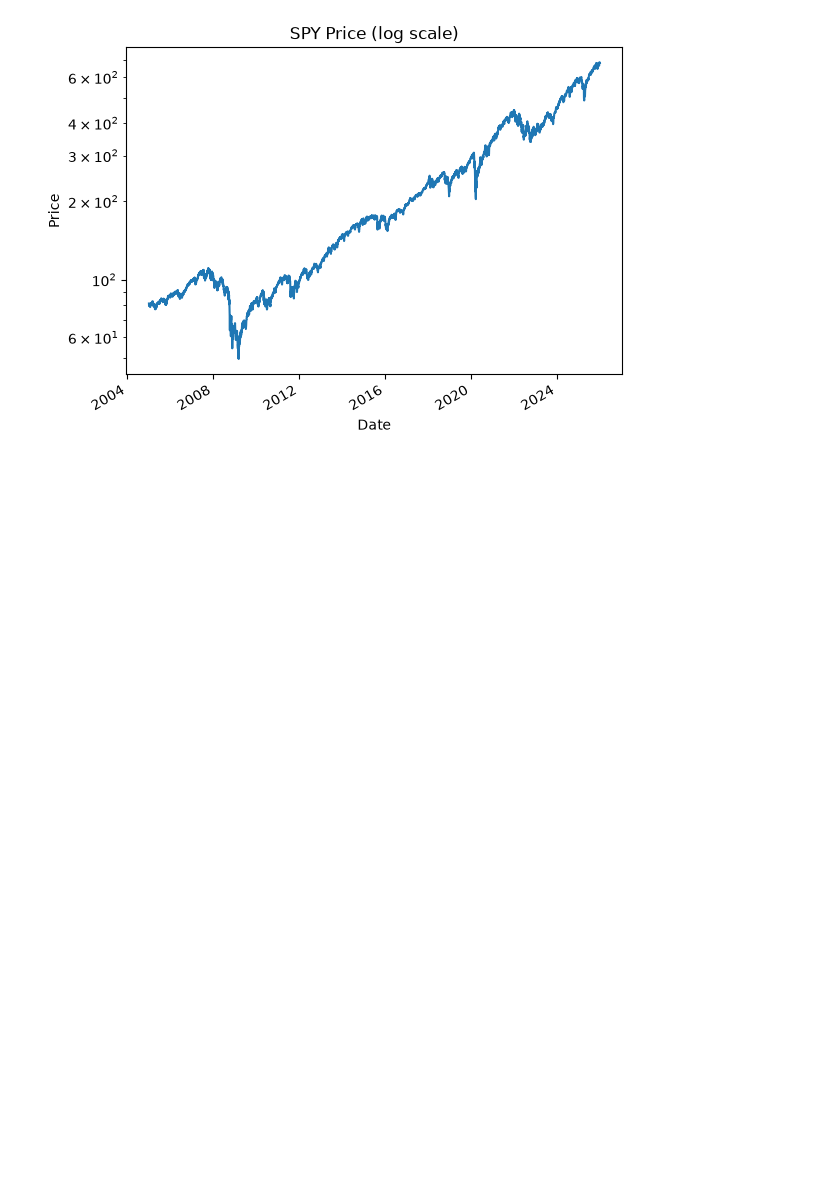
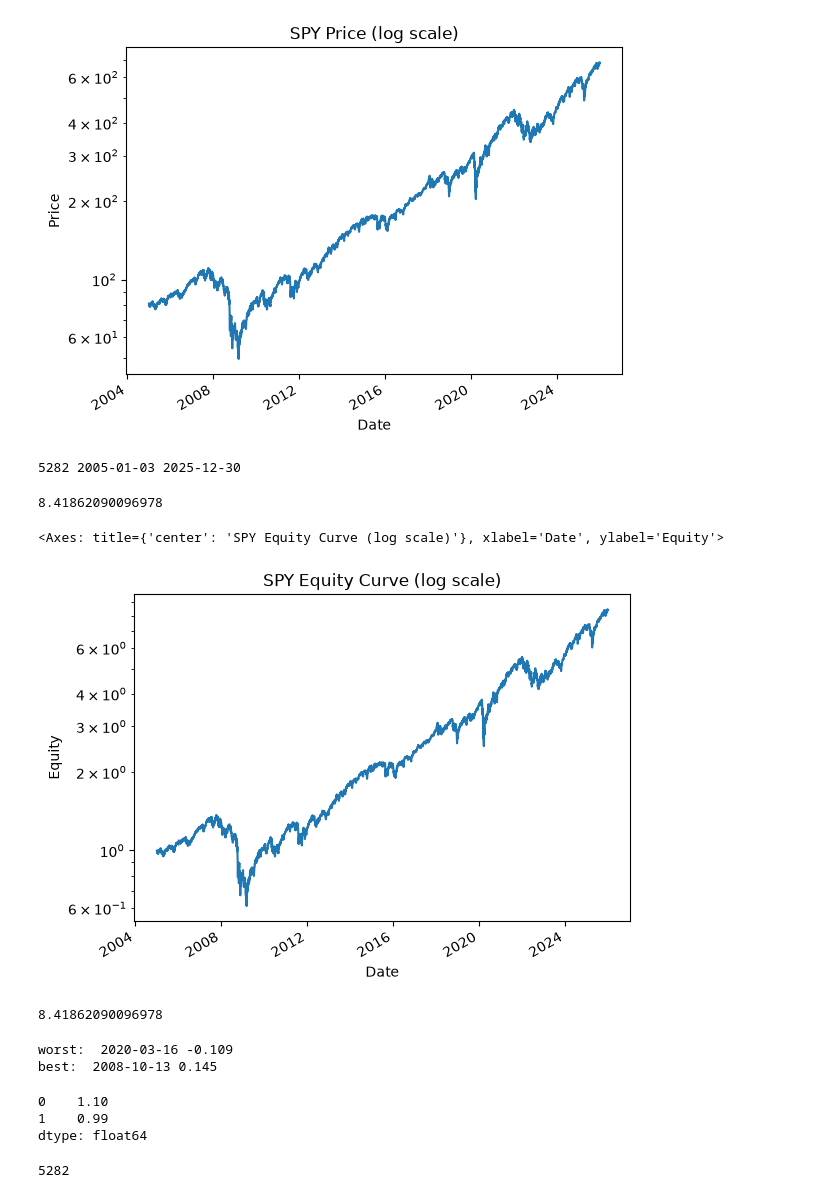
Before and after one commit to vedant5678/spy-trend-backtest, a Jupyter notebook: scratch.ipynb, the cells around one changed output. Saved outputs shown, nothing was run; the diff lists cells and outputs as text; code cells hidden in the pictures; blank space fills up the shorter version.

```diff
--- a/scratch.ipynb
+++ b/scratch.ipynb
@@ -51,3 +51,52 @@ prices.plot(logy=True, ylabel ="Price", title="SPY Price (log scale)")
 [figure]
 # %%
 #rows: 5283  lowest price date: 2009-03-09
+# %%
+import pandas as pd
+import numpy as np
+prices = pd.read_csv("data/spy.csv", index_col="Date", parse_dates=True)["Close"]
+print(len(prices), prices.index[0].date(), prices.index[-1].date())
+# %% [output]
+5282 2005-01-03 2025-12-30
+# %%
+daily_ret = prices.pct_change().fillna(0)   # % change from yday; day 1 is 0% change
+equity = (1 + daily_ret).cumprod()  # cumulative product of daily returns
+print(equity.iloc[-1])
+equity.plot(logy=True, ylabel="Equity", title="SPY Equity Curve (log scale)")
+
+# final equity: 8.41862090096978
+# %% [output]
+8.41862090096978
+<Axes: title={'center': 'SPY Equity Curve (log scale)'}, xlabel='Date', ylabel='Equity'>
+[figure, added]
+# %%
+#confirmation of final equity
+val = 1.0
+for i in range(1, len(prices)):
+    val *= prices.iloc[i] / prices.iloc[i-1]
+print(val)  # should be same as equity.iloc[-1]
+
+#  returns 8.41862090096978. correct!
+# %% [output]
+8.41862090096978
+# %%
+print("worst: ", daily_ret.idxmin().date(), round(daily_ret.min(), 3))
+print("best: ", daily_ret.idxmax().date(), round(daily_ret.max(), 3))
+# %% [output]
+worst:  2020-03-16 -0.109
+best:  2008-10-13 0.145
+# %%
+# check of +10% and -10% returns
+(1 + pd.Series([0.1, -0.10])).cumprod()
+# %% [output]
+0    1.10
+1    0.99
+dtype: float64
+# %%
+import pandas as pd
+import numpy as np
+prices = pd.read_csv("data/spy.csv", index_col="Date", parse_dates=True)["Close"]
+daily_ret = prices.pct_change().fillna(0)
+print(len(prices))
+# %% [output]
+5282
```
Also changed, not shown: parts of 5 cells of this notebook, 1 other file.
